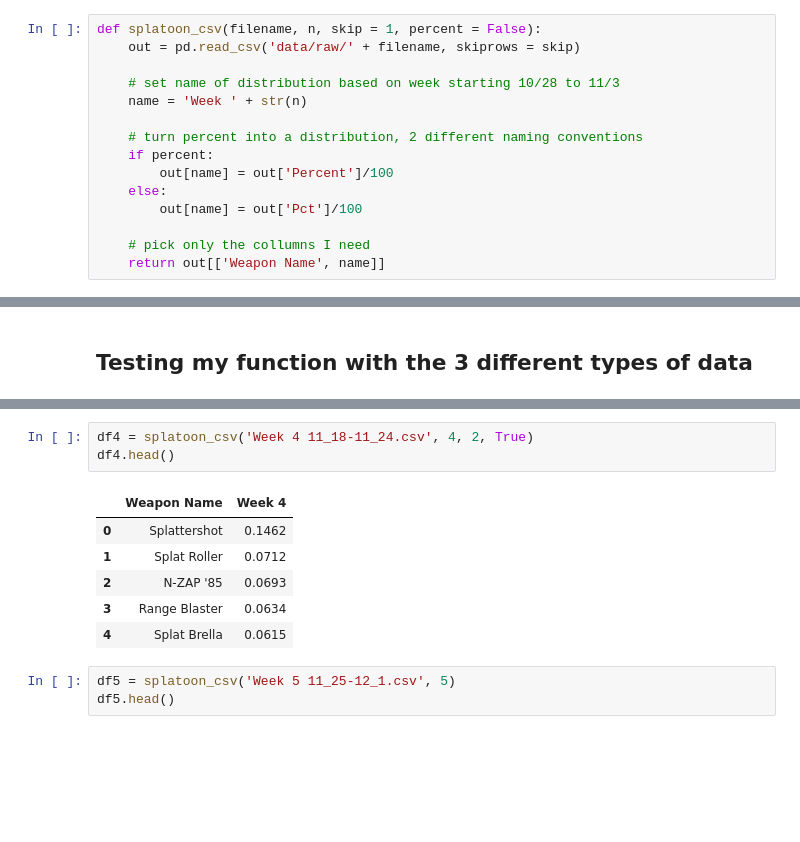
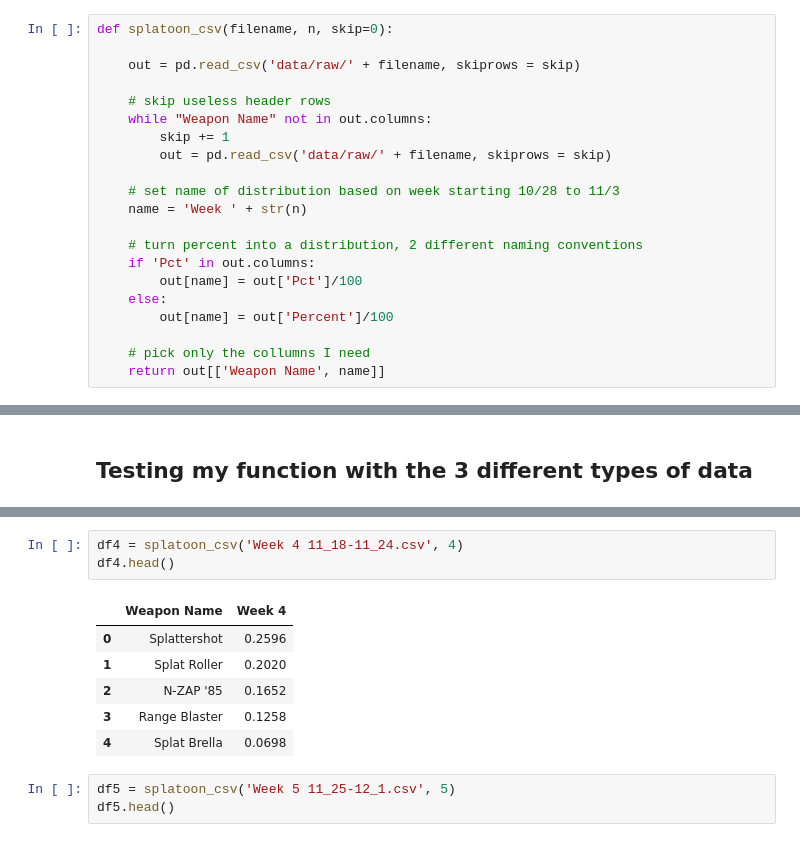
Before and after one commit to Rokushou/Splatoon2_Meta_EDA, a Jupyter notebook: Pipeline.ipynb, the cells around one changed output, grey strips where cells are left out. Cells and saved outputs as stored; diff of their text form; blank space fills up the shorter version.

```diff
--- a/Pipeline.ipynb
+++ b/Pipeline.ipynb
@@ -20,15 +20,21 @@ import re
 # %%
-def splatoon_csv(filename, n, skip = 1, percent = False):
+def splatoon_csv(filename, n, skip=0):
+
     out = pd.read_csv('data/raw/' + filename, skiprows = skip)
+
+    # skip useless header rows
+    while "Weapon Name" not in out.columns:
+        skip += 1
+        out = pd.read_csv('data/raw/' + filename, skiprows = skip)
 
     # set name of distribution based on week starting 10/28 to 11/3
     name = 'Week ' + str(n)
 
     # turn percent into a distribution, 2 different naming conventions
-    if percent:
+    if 'Pct' in out.columns:
+        out[name] = out['Pct']/100
+    else:
         out[name] = out['Percent']/100
-    else:
-        out[name] = out['Pct']/100
 
     # pick only the collumns I need
     return out[['Weapon Name', name]]
@@ -186,15 +207,15 @@ df1.head()
 | 3 | N-ZAP '85 | 0.0615 |
 | 4 | Splat Brella | 0.0494 |
 # %%
-df4 = splatoon_csv('Week 4 11_18-11_24.csv', 4, 2, True)
+df4 = splatoon_csv('Week 4 11_18-11_24.csv', 4)
 df4.head()
 # %% [output]
 |  | Weapon Name | Week 4 |
-| 0 | Splattershot | 0.1462 |
-| 1 | Splat Roller | 0.0712 |
-| 2 | N-ZAP '85 | 0.0693 |
-| 3 | Range Blaster | 0.0634 |
-| 4 | Splat Brella | 0.0615 |
+| 0 | Splattershot | 0.2596 |
+| 1 | Splat Roller | 0.2020 |
+| 2 | N-ZAP '85 | 0.1652 |
+| 3 | Range Blaster | 0.1258 |
+| 4 | Splat Brella | 0.0698 |
 # %%
 df5 = splatoon_csv('Week 5 11_25-12_1.csv', 5)
 df5.head()
```
Also changed, not shown: parts of 9 cells of this notebook.
